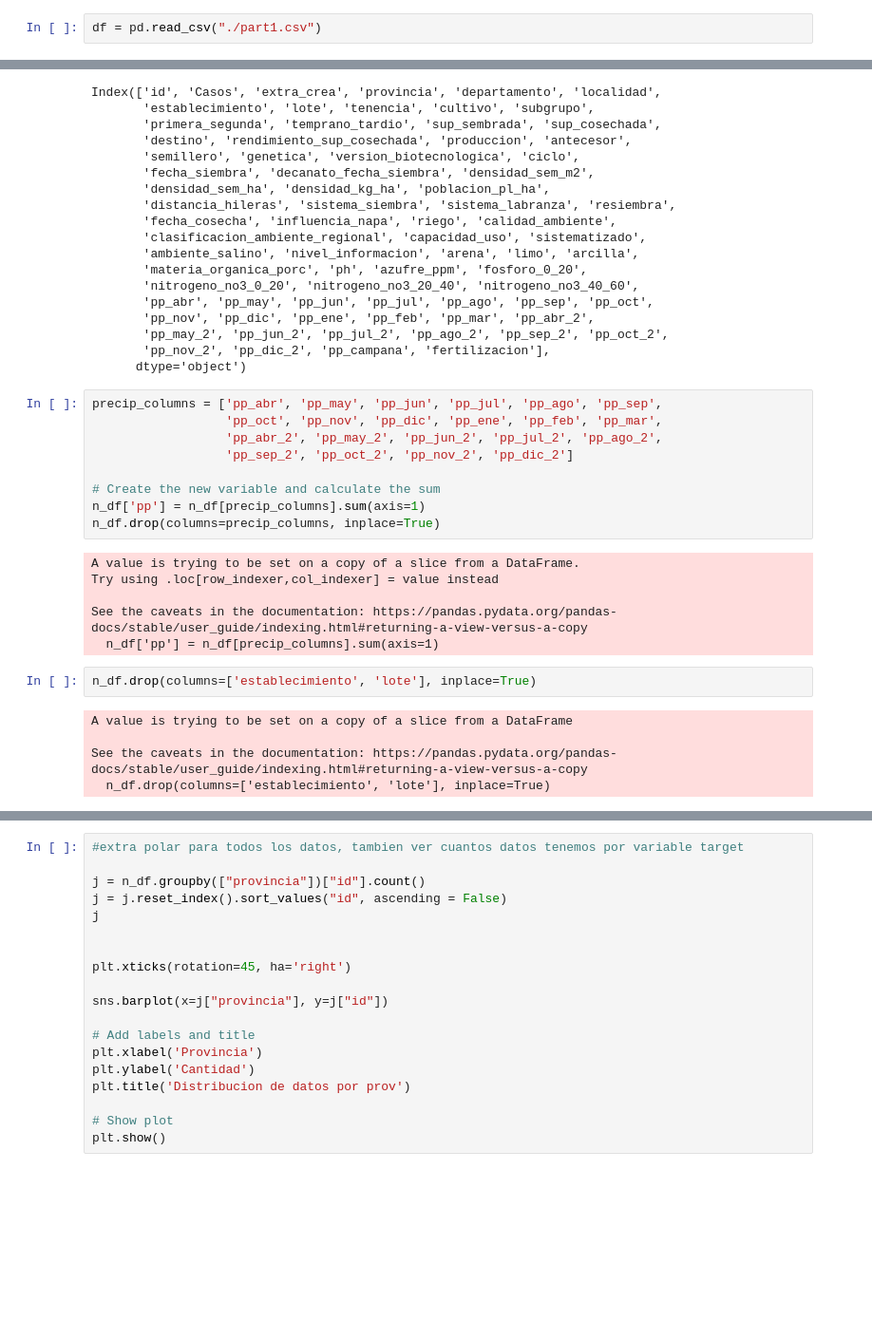
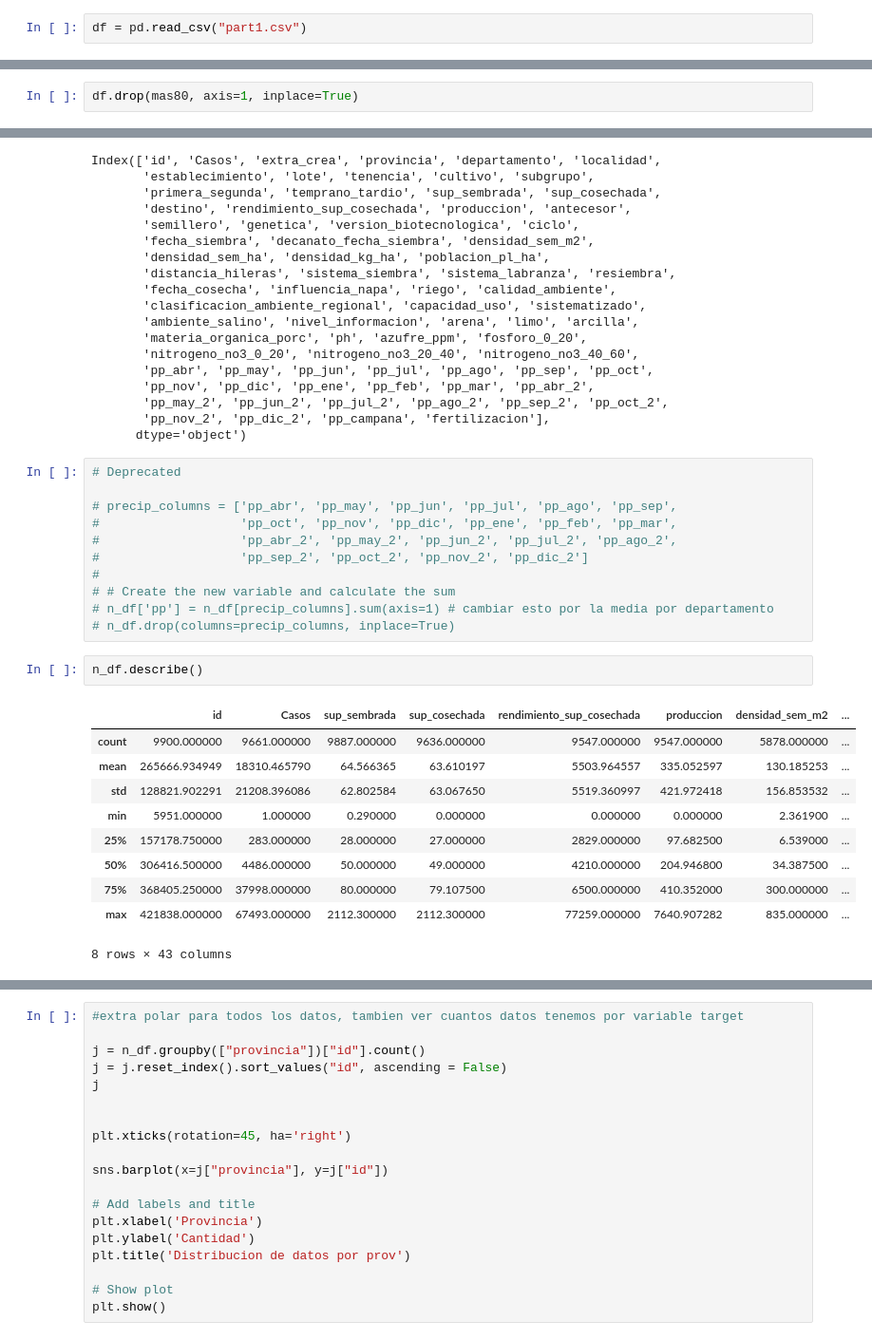
Before and after one commit to alfie-agustin/Tesis, a Jupyter notebook: eda_tesis.ipynb, the cells around one changed output, grey strips where cells are left out. Shown: that part at 95% size. Cells and saved outputs as stored; diff of their text form; blank space fills up the shorter version.

Commit message:
first EDA. almost all imputation is done, not many outliers since all of the columns are categorical.

```diff
--- a/eda_tesis.ipynb
+++ b/eda_tesis.ipynb
@@ -4,6 +8,6 @@ import seaborn as sns
 import matplotlib.pyplot as plt
 # %%
-df = pd.read_csv("./part1.csv")
+df = pd.read_csv("part1.csv")
 # %%
 df.columns
 # %% [output]
@@ -49,6 +55,8 @@ print(f"Cantidad de columnas con menos de 80% de nulls {len(menos80)}")
 # %% [output]
 Cantidad de columnas con mas de 80% de nulls 22
 Cantidad de columnas con menos de 80% de nulls 75
+# %%
+df.drop(mas80, axis=1, inplace=True)
 # %%
 cols = list(df.columns)
 mas50 = []
@@ -108,24 +116,26 @@ Index(['id', 'Casos', 'extra_crea', 'provincia', 'departamento', 'localidad',
        'pp_nov_2', 'pp_dic_2', 'pp_campana', 'fertilizacion'],
       dtype='object')
 # %%
-precip_columns = ['pp_abr', 'pp_may', 'pp_jun', 'pp_jul', 'pp_ago', 'pp_sep',
-                  'pp_oct', 'pp_nov', 'pp_dic', 'pp_ene', 'pp_feb', 'pp_mar',
-                  'pp_abr_2', 'pp_may_2', 'pp_jun_2', 'pp_jul_2', 'pp_ago_2',
-                  'pp_sep_2', 'pp_oct_2', 'pp_nov_2', 'pp_dic_2']
+# Deprecated
 
-# Create the new variable and calculate the sum
-n_df['pp'] = n_df[precip_columns].sum(axis=1)
-n_df.drop(columns=precip_columns, inplace=True)
+# precip_columns = ['pp_abr', 'pp_may', 'pp_jun', 'pp_jul', 'pp_ago', 'pp_sep',
+#                   'pp_oct', 'pp_nov', 'pp_dic', 'pp_ene', 'pp_feb', 'pp_mar',
+#                   'pp_abr_2', 'pp_may_2', 'pp_jun_2', 'pp_jul_2', 'pp_ago_2',
+#                   'pp_sep_2', 'pp_oct_2', 'pp_nov_2', 'pp_dic_2']
+#
+# # Create the new variable and calculate the sum
+# n_df['pp'] = n_df[precip_columns].sum(axis=1) # cambiar esto por la media por departamento
+# n_df.drop(columns=precip_columns, inplace=True)
-# %% [output]
-A value is trying to be set on a copy of a slice from a DataFrame.
-Try using .loc[row_indexer,col_indexer] = value instead
-
-See the caveats in the documentation: https://pandas.pydata.org/pandas-docs/stable/user_guide/indexing.html#returning-a-view-versus-a-copy
-  n_df['pp'] = n_df[precip_columns].sum(axis=1)
-# %%
-n_df.drop(columns=['establecimiento', 'lote'], inplace=True)
-# %% [output]
-A value is trying to be set on a copy of a slice from a DataFrame
-
-See the caveats in the documentation: https://pandas.pydata.org/pandas-docs/stable/user_guide/indexing.html#returning-a-view-versus-a-copy
-  n_df.drop(columns=['establecimiento', 'lote'], inplace=True)
+# %%
+n_df.describe()
+# %% [output]
+|  | id | Casos | sup_sembrada | sup_cosechada | rendimiento_sup_cosechada | produccion | densidad_sem_m2 | ... |
+| count | 9900.000000 | 9661.000000 | 9887.000000 | 9636.000000 | 9547.000000 | 9547.000000 | 5878.000000 | ... |
+| mean | 265666.934949 | 18310.465790 | 64.566365 | 63.610197 | 5503.964557 | 335.052597 | 130.185253 | ... |
+| std | 128821.902291 | 21208.396086 | 62.802584 | 63.067650 | 5519.360997 | 421.972418 | 156.853532 | ... |
+| min | 5951.000000 | 1.000000 | 0.290000 | 0.000000 | 0.000000 | 0.000000 | 2.361900 | ... |
+| 25% | 157178.750000 | 283.000000 | 28.000000 | 27.000000 | 2829.000000 | 97.682500 | 6.539000 | ... |
+| 50% | 306416.500000 | 4486.000000 | 50.000000 | 49.000000 | 4210.000000 | 204.946800 | 34.387500 | ... |
+| 75% | 368405.250000 | 37998.000000 | 80.000000 | 79.107500 | 6500.000000 | 410.352000 | 300.000000 | ... |
+| max | 421838.000000 | 67493.000000 | 2112.300000 | 2112.300000 | 77259.000000 | 7640.907282 | 835.000000 | ... |
+8 rows × 43 columns
```
Also changed, not shown: parts of 52 cells of this notebook.
